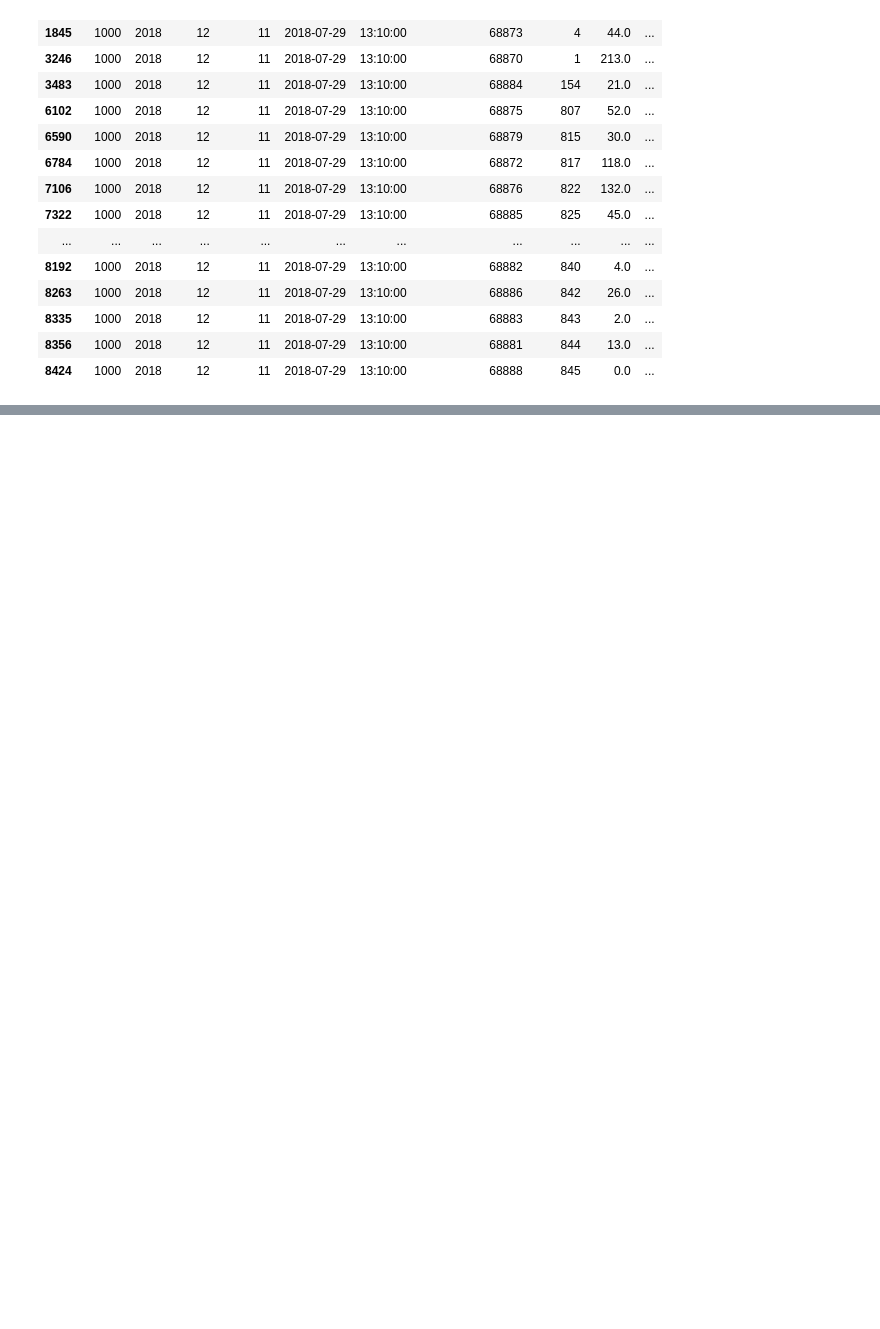
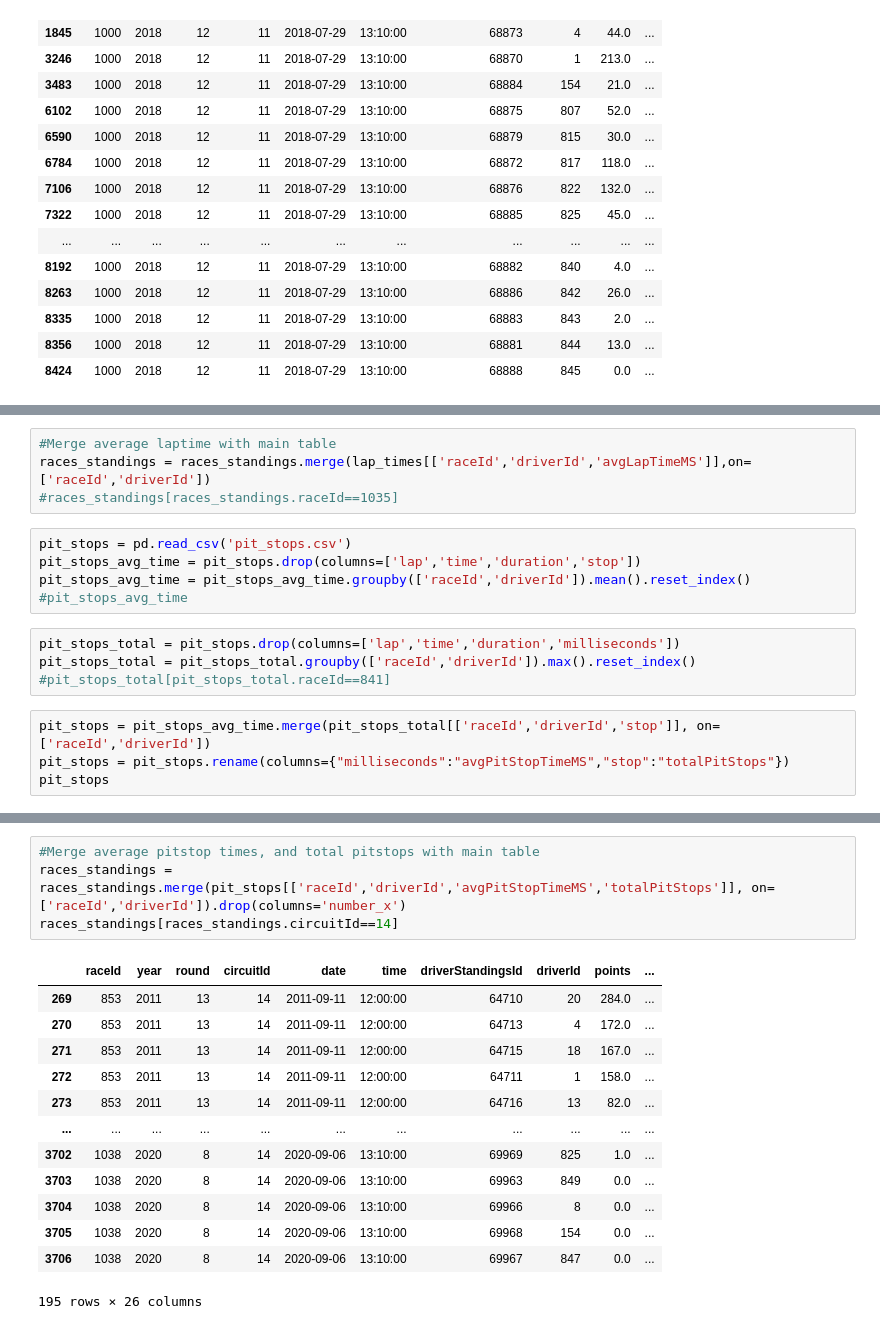
Before and after one commit to rajv98/CarsNData, a Jupyter notebook: Formula 1 Models.ipynb, the cells around one changed output, grey strips where cells are left out. Drawn from its saved outputs; the diff is of its cells as text; blank space fills up the shorter version.

```diff
--- a/Formula 1 Models.ipynb
+++ b/Formula 1 Models.ipynb
@@ -144,0 +120,17 @@ races_standings
+# %%
+#Merge average laptime with main table
+races_standings = races_standings.merge(lap_times[['raceId','driverId','avgLapTimeMS']],on=['raceId','driverId'])
+#races_standings[races_standings.raceId==1035]
+# %%
+pit_stops = pd.read_csv('pit_stops.csv')
+pit_stops_avg_time = pit_stops.drop(columns=['lap','time','duration','stop'])
+pit_stops_avg_time = pit_stops_avg_time.groupby(['raceId','driverId']).mean().reset_index()
+#pit_stops_avg_time
+# %%
+pit_stops_total = pit_stops.drop(columns=['lap','time','duration','milliseconds'])
+pit_stops_total = pit_stops_total.groupby(['raceId','driverId']).max().reset_index()
+#pit_stops_total[pit_stops_total.raceId==841]
+# %%
+pit_stops = pit_stops_avg_time.merge(pit_stops_total[['raceId','driverId','stop']], on=['raceId','driverId'])
+pit_stops = pit_stops.rename(columns={"milliseconds":"avgPitStopTimeMS","stop":"totalPitStops"})
+pit_stops
@@ -144,0 +151,18 @@ races_standings
+# %%
+#Merge average pitstop times, and total pitstops with main table
+races_standings = races_standings.merge(pit_stops[['raceId','driverId','avgPitStopTimeMS','totalPitStops']], on=['raceId','driverId']).drop(columns='number_x')
+races_standings[races_standings.circuitId==14]
+# %% [output]
+|  | raceId | year | round | circuitId | date | time | driverStandingsId | driverId | points | ... |
+| 269 | 853 | 2011 | 13 | 14 | 2011-09-11 | 12:00:00 | 64710 | 20 | 284.0 | ... |
+| 270 | 853 | 2011 | 13 | 14 | 2011-09-11 | 12:00:00 | 64713 | 4 | 172.0 | ... |
+| 271 | 853 | 2011 | 13 | 14 | 2011-09-11 | 12:00:00 | 64715 | 18 | 167.0 | ... |
+| 272 | 853 | 2011 | 13 | 14 | 2011-09-11 | 12:00:00 | 64711 | 1 | 158.0 | ... |
+| 273 | 853 | 2011 | 13 | 14 | 2011-09-11 | 12:00:00 | 64716 | 13 | 82.0 | ... |
+| ... | ... | ... | ... | ... | ... | ... | ... | ... | ... | ... |
+| 3702 | 1038 | 2020 | 8 | 14 | 2020-09-06 | 13:10:00 | 69969 | 825 | 1.0 | ... |
+| 3703 | 1038 | 2020 | 8 | 14 | 2020-09-06 | 13:10:00 | 69963 | 849 | 0.0 | ... |
+| 3704 | 1038 | 2020 | 8 | 14 | 2020-09-06 | 13:10:00 | 69966 | 8 | 0.0 | ... |
+| 3705 | 1038 | 2020 | 8 | 14 | 2020-09-06 | 13:10:00 | 69968 | 154 | 0.0 | ... |
+| 3706 | 1038 | 2020 | 8 | 14 | 2020-09-06 | 13:10:00 | 69967 | 847 | 0.0 | ... |
+195 rows × 26 columns
```
Also changed, not shown: parts of 7 cells of this notebook, 1 other file.
